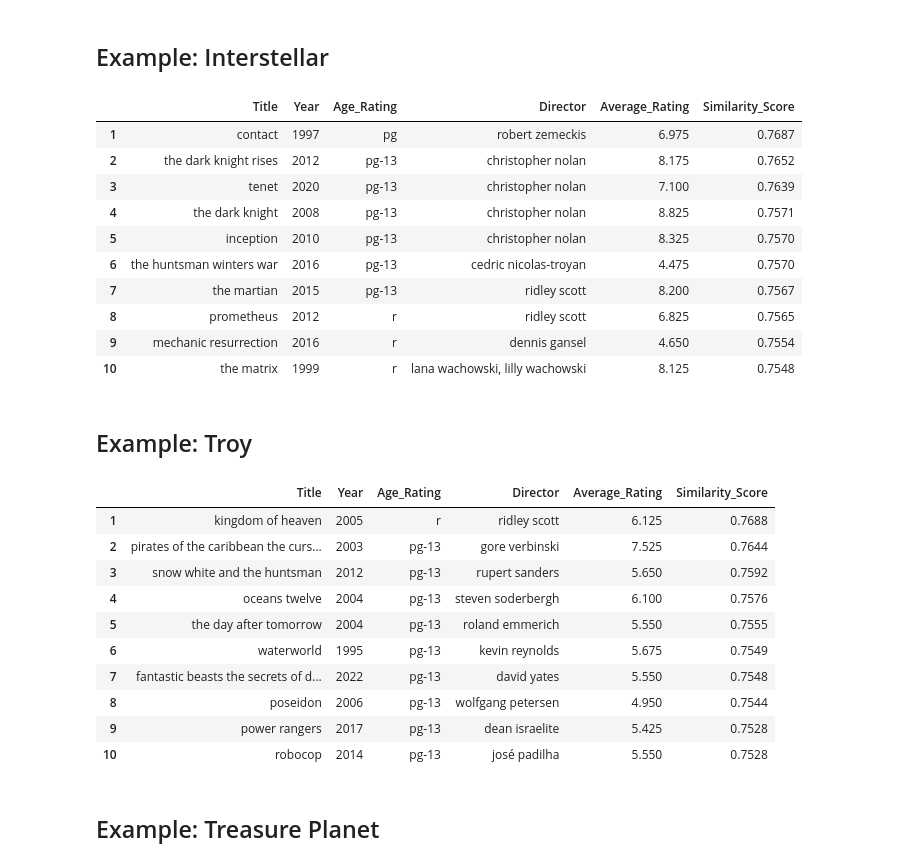
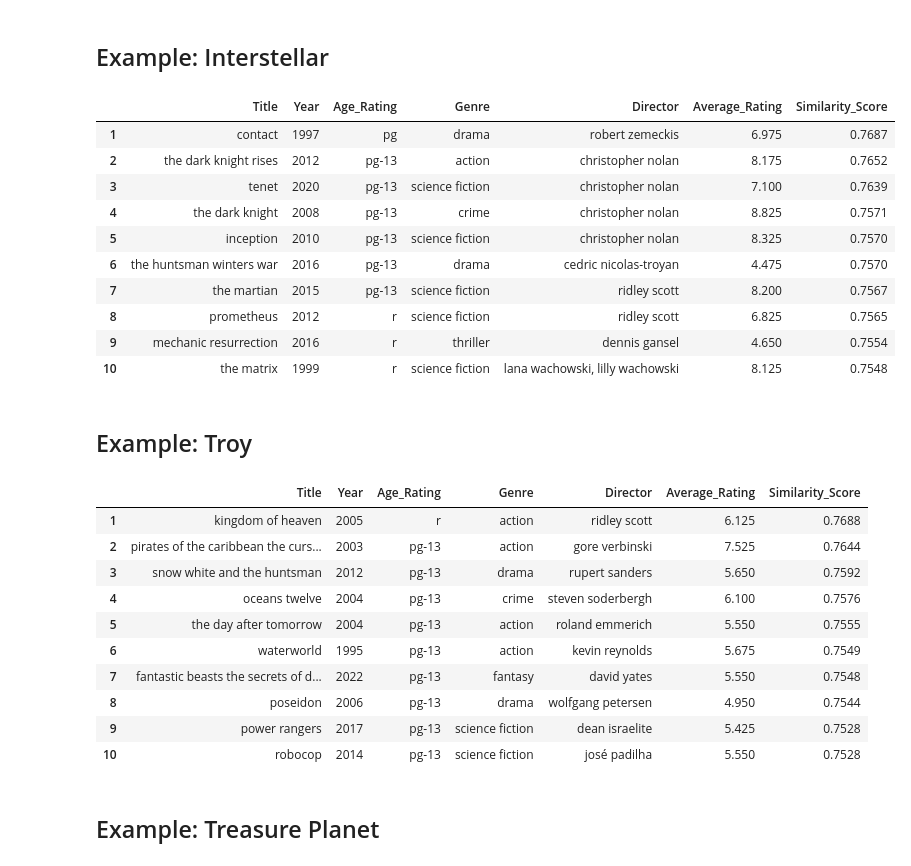
Before and after one commit to dcorc7/Movie-Recommendation-Model, a Jupyter notebook: code/recommender.ipynb, the cells around one changed output. Drawn from its saved outputs; the diff is of its cells as text; code cells hidden in the pictures.

Commit message:
added genre as a column in rec tables

```diff
--- a/code/recommender.ipynb
+++ b/code/recommender.ipynb
@@ -107,7 +107,7 @@ def recommend_movies(movie_title, top_n = 10):
     movie_scores = [i[1].round(4) for i in sim_scores]
 
     # Create a new recommended movie df with selected features of the top movies by mathcing the indeces of the recommended movies
-    columns_to_keep = ["IMDB_ID", "Title", "Year", "Age_Rating", "Keywords", "Director", "Actors", "Average_Rating", "Revenue", "Budget", "Oscar_Wins"]
+    columns_to_keep = ["IMDB_ID", "Title", "Year", "Age_Rating", "Genre", "Keywords", "Director", "Actors", "Average_Rating", "Revenue", "Budget", "Oscar_Wins"]
 
     recommendations_df = movies_df[columns_to_keep]
     recommendations_df = recommendations_df.iloc[movie_indices]
@@ -120,30 +120,30 @@ def recommend_movies(movie_title, top_n = 10):
 # %%
 selected_movie = "interstellar"
 recommendations = recommend_movies(selected_movie)
 
 interstellar_df = movies_df[movies_df["Title"] == selected_movie].reset_index(drop = True)
-interstellar_df = interstellar_df[["Title", "Year", "Age_Rating", "Runtime", "Director", "Actors", "Average_Rating", "Oscar_Wins"]].reset_index(drop = True)
+interstellar_df = interstellar_df[["Title", "Year", "Age_Rating", "Genre", "Runtime", "Director", "Actors", "Average_Rating", "Oscar_Wins"]].reset_index(drop = True)
 
 
-recommendations = recommendations[["Title", "Year", "Age_Rating", "Director", "Average_Rating", "Similarity_Score"]].reset_index(drop = True)
+recommendations = recommendations[["Title", "Year", "Age_Rating", "Genre", "Director", "Average_Rating", "Similarity_Score"]].reset_index(drop = True)
 recommendations.index = recommendations.index + 1
 
 recommendations.to_csv("../website/recommendation_tables/interstellar_recommendations.csv", index = True)
 interstellar_df.to_csv("../website/recommendation_tables/interstellar_metadata.csv", index = True)
 
 recommendations.head(10)
 # %% [output]
-|  | Title | Year | Age_Rating | Director | Average_Rating | Similarity_Score |
-| 1 | contact | 1997 | pg | robert zemeckis | 6.975 | 0.7687 |
-| 2 | the dark knight rises | 2012 | pg-13 | christopher nolan | 8.175 | 0.7652 |
-| 3 | tenet | 2020 | pg-13 | christopher nolan | 7.100 | 0.7639 |
-| 4 | the dark knight | 2008 | pg-13 | christopher nolan | 8.825 | 0.7571 |
-| 5 | inception | 2010 | pg-13 | christopher nolan | 8.325 | 0.7570 |
-| 6 | the huntsman winters war | 2016 | pg-13 | cedric nicolas-troyan | 4.475 | 0.7570 |
-| 7 | the martian | 2015 | pg-13 | ridley scott | 8.200 | 0.7567 |
-| 8 | prometheus | 2012 | r | ridley scott | 6.825 | 0.7565 |
-| 9 | mechanic resurrection | 2016 | r | dennis gansel | 4.650 | 0.7554 |
-| 10 | the matrix | 1999 | r | lana wachowski, lilly wachowski | 8.125 | 0.7548 |
+|  | Title | Year | Age_Rating | Genre | Director | Average_Rating | Similarity_Score |
+| 1 | contact | 1997 | pg | drama | robert zemeckis | 6.975 | 0.7687 |
+| 2 | the dark knight rises | 2012 | pg-13 | action | christopher nolan | 8.175 | 0.7652 |
+| 3 | tenet | 2020 | pg-13 | science fiction | christopher nolan | 7.100 | 0.7639 |
+| 4 | the dark knight | 2008 | pg-13 | crime | christopher nolan | 8.825 | 0.7571 |
+| 5 | inception | 2010 | pg-13 | science fiction | christopher nolan | 8.325 | 0.7570 |
+| 6 | the huntsman winters war | 2016 | pg-13 | drama | cedric nicolas-troyan | 4.475 | 0.7570 |
+| 7 | the martian | 2015 | pg-13 | science fiction | ridley scott | 8.200 | 0.7567 |
+| 8 | prometheus | 2012 | r | science fiction | ridley scott | 6.825 | 0.7565 |
+| 9 | mechanic resurrection | 2016 | r | thriller | dennis gansel | 4.650 | 0.7554 |
+| 10 | the matrix | 1999 | r | science fiction | lana wachowski, lilly wachowski | 8.125 | 0.7548 |
 # %% [markdown]
 ## Example: Troy
 # %%
@@ -151,9 +151,9 @@ selected_movie = "troy"
 recommendations = recommend_movies(selected_movie)
 
 troy_df = movies_df[movies_df["Title"] == selected_movie].reset_index(drop = True)
-troy_df = troy_df[["Title", "Year", "Age_Rating", "Runtime", "Director", "Actors", "Average_Rating", "Oscar_Wins"]].reset_index(drop = True)
+troy_df = troy_df[["Title", "Year", "Age_Rating", "Genre", "Runtime", "Director", "Actors", "Average_Rating", "Oscar_Wins"]].reset_index(drop = True)
 
-recommendations = recommendations[["Title", "Year", "Age_Rating", "Director", "Average_Rating", "Similarity_Score"]].reset_index(drop = True)
+recommendations = recommendations[["Title", "Year", "Age_Rating", "Genre", "Director", "Average_Rating", "Similarity_Score"]].reset_index(drop = True)
 recommendations.index = recommendations.index + 1
 
 recommendations.to_csv("../website/recommendation_tables/troy_recommendations.csv", index = True)
@@ -162,17 +162,17 @@ troy_df.to_csv("../website/recommendation_tables/troy_metadata.csv", index = Tru
 
 recommendations.head(10)
 # %% [output]
-|  | Title | Year | Age_Rating | Director | Average_Rating | Similarity_Score |
-| 1 | kingdom of heaven | 2005 | r | ridley scott | 6.125 | 0.7688 |
-| 2 | pirates of the caribbean the curs... | 2003 | pg-13 | gore verbinski | 7.525 | 0.7644 |
-| 3 | snow white and the huntsman | 2012 | pg-13 | rupert sanders | 5.650 | 0.7592 |
-| 4 | oceans twelve | 2004 | pg-13 | steven soderbergh | 6.100 | 0.7576 |
-| 5 | the day after tomorrow | 2004 | pg-13 | roland emmerich | 5.550 | 0.7555 |
-| 6 | waterworld | 1995 | pg-13 | kevin reynolds | 5.675 | 0.7549 |
-| 7 | fantastic beasts the secrets of d... | 2022 | pg-13 | david yates | 5.550 | 0.7548 |
-| 8 | poseidon | 2006 | pg-13 | wolfgang petersen | 4.950 | 0.7544 |
-| 9 | power rangers | 2017 | pg-13 | dean israelite | 5.425 | 0.7528 |
-| 10 | robocop | 2014 | pg-13 | josé padilha | 5.550 | 0.7528 |
+|  | Title | Year | Age_Rating | Genre | Director | Average_Rating | Similarity_Score |
+| 1 | kingdom of heaven | 2005 | r | action | ridley scott | 6.125 | 0.7688 |
+| 2 | pirates of the caribbean the curs... | 2003 | pg-13 | action | gore verbinski | 7.525 | 0.7644 |
+| 3 | snow white and the huntsman | 2012 | pg-13 | drama | rupert sanders | 5.650 | 0.7592 |
+| 4 | oceans twelve | 2004 | pg-13 | crime | steven soderbergh | 6.100 | 0.7576 |
+| 5 | the day after tomorrow | 2004 | pg-13 | action | roland emmerich | 5.550 | 0.7555 |
+| 6 | waterworld | 1995 | pg-13 | action | kevin reynolds | 5.675 | 0.7549 |
+| 7 | fantastic beasts the secrets of d... | 2022 | pg-13 | fantasy | david yates | 5.550 | 0.7548 |
+| 8 | poseidon | 2006 | pg-13 | drama | wolfgang petersen | 4.950 | 0.7544 |
+| 9 | power rangers | 2017 | pg-13 | science fiction | dean israelite | 5.425 | 0.7528 |
+| 10 | robocop | 2014 | pg-13 | science fiction | josé padilha | 5.550 | 0.7528 |
 # %% [markdown]
 ## Example: Treasure Planet
 # %%
```
Also changed, not shown: parts of 1 cell of this notebook, 10 other files.
